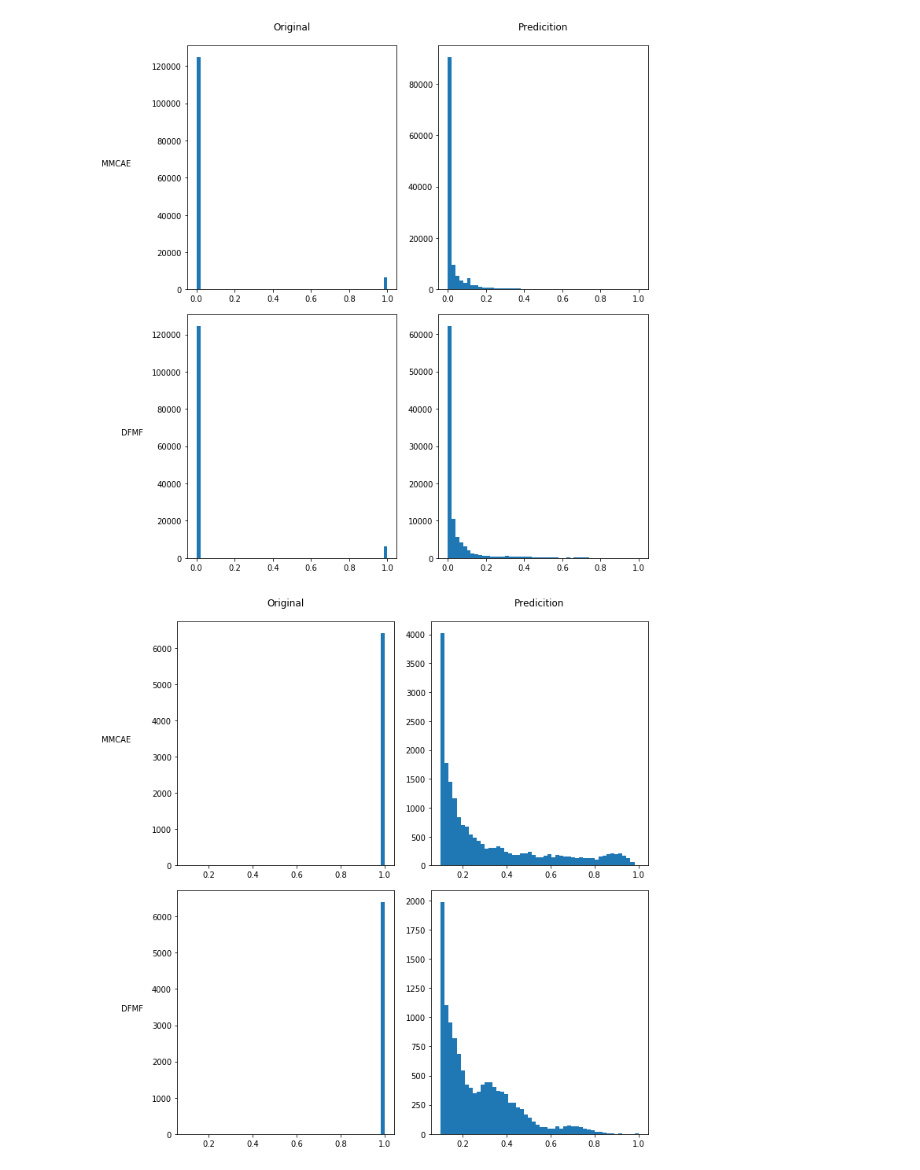
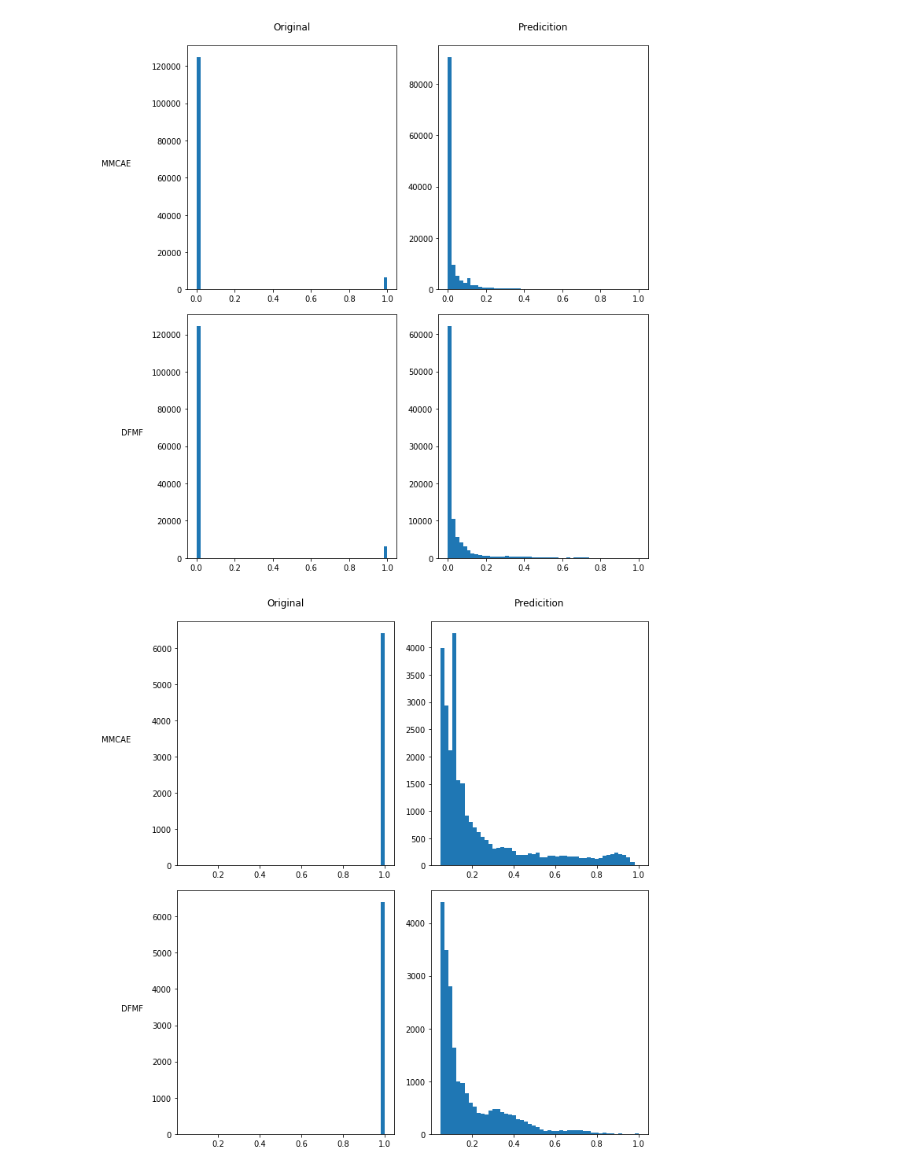
Before and after one commit to lovrek/MMCAE-data-fusion, a Jupyter notebook: Final Results/Model - dismissed data = 6%.ipynb, the cells around one changed output. Saved outputs shown, nothing was run; the diff lists cells and outputs as text; code cells hidden in the pictures.

```diff
--- a/Final Results/Model - dismissed data = 6%.ipynb
+++ b/Final Results/Model - dismissed data = 6%.ipynb
@@ -762,11 +762,11 @@ for i, org_data in enumerate(model.org_data):
 
     org_data = org_data.flatten()
     pred_data = model.predict_data[i].flatten()
-    org_data = org_data[org_data > .1]
-    pred_data = pred_data[pred_data > .1]
+    org_data = org_data[org_data > 0.05]
+    pred_data = pred_data[pred_data >= 0.05]
 
     ax = axes[i][0]
-    n, bins, patches = ax.hist(org_data, num_bins, density=False, range=(0,1))
+    n, bins, patches = ax.hist(org_data, num_bins, density=False, range=(0.05,1))
 
     ax.set_ylabel(rows[i], rotation=0, labelpad=25)
 
@@ -775,7 +775,7 @@ for i, org_data in enumerate(model.org_data):
 
     ax = axes[i][1]
 # the histogram of the data
-    n, bins, patches = ax.hist(pred_data, num_bins, density=False, range=(0,1))
+    n, bins, patches = ax.hist(pred_data, num_bins, density=False, range=(0.05,1))
     if i == 0:
         ax.set_title(cols[1],pad=20)
 
@@ -801,8 +801,8 @@ for i in range(len(model.org_data)):
     org_data_zeros = org_data[org_data == 0]
     org_data_nonzeros = org_data[org_data > 0]
 
-    pred_data_zeros = pred_data[pred_data < 0.1]
-    pred_data_nonzeros = pred_data[pred_data >= 0.1]
+    pred_data_zeros = pred_data[pred_data < 0.05]
+    pred_data_nonzeros = pred_data[pred_data >= 0.05]
 
     ax = axes[i][0]
     ax.pie([len(org_data_zeros), len(org_data_nonzeros)], autopct='%1.2f%%', startangle=140)
@@ -897,23 +865,0 @@ for i in range(len(model.org_data)):
-# %%
-for i in range(len(model.org_data)):
-    org_data = model.saved_cells_for_test[i]
-    predict_data = model.predict_saved_cells_for_test[i]
-    data = []
-    for j in range(len(org_data)):
-        if i == 0:
-            if predict_data[j][1] > 0:
-                data.append([org_data[j][0], org_data[j][1], predict_data[j][0], predict_data[j][1]])
-        elif i == 1:
-            if predict_data[j][1] > 0.7:
-                data.append([org_data[j][0], org_data[j][1], predict_data[j][0], predict_data[j][1]])
-        else:
-            data.append([org_data[j][0], org_data[j][1], predict_data[j][0], predict_data[j][1]])
-
-
-
-    df = pd.DataFrame(data, columns=['a', 'b', 'c', 'd'])
-
-    fig, ax = plt.subplots(figsize=(12,6))
-    ax = df.plot.scatter(x='a', y='b', color='DarkBlue', label='Original', ax=ax);
-    ax = df.plot.scatter(x='c', y='d', color='DarkGreen', label='Prediction', ax=ax, figsize=(12,6));
-    fig.savefig(path + 'scatter_org_vs_prediction_' + str(i) + '.png')
@@ -1254,37 +1196,37 @@ rows = ['MMCAE', 'DFMF']
 fig, axes = plt.subplots(nrows=2, ncols=2, figsize=(10, 10))
 
 for i in range(2):
     org_data = model.org_data[0].flatten()
     pred_data = model.predict_data[0].flatten()
     if i == 1:
         pred_data = predict_DFMF.flatten()
 
     org_data = org_data[org_data > 0]
-    pred_data = pred_data[pred_data > 0.1]
+    pred_data = pred_data[pred_data >= 0.05]
 
     ax = axes[i][0]
-    n, bins, patches = ax.hist(org_data, num_bins, density=False, range=(0.1,1))
+    n, bins, patches = ax.hist(org_data, num_bins, density=False, range=(0.05,1))
 
     if i == 0:
         ax.set_ylabel(rows[i], rotation=0, labelpad=45)
         ax.set_title(cols[0], pad=20)
     else:
         ax.set_ylabel(rows[i], rotation=0, labelpad=25)
 
     ax = axes[i][1]
 # the histogram of the data
-    n, bins, patches = ax.hist(pred_data, num_bins, density=False, range=(0.1,1))
+    n, bins, patches = ax.hist(pred_data, num_bins, density=False, range=(0.05,1))
     if i == 0:
         ax.set_title(cols[1],pad=20)
 
 
 
 # Tweak spacing to prevent clipping of ylabel
 fig.tight_layout()
 plt.savefig(path + 'experiment_' + str(numOfExperiment) + '_ann_data_distribution_zoom_01_nn_vs_dfmf.png')
 plt.show()
 # %% [output]
-[figure, old version]
+[figure, new version]
 # %%
 cols = ['Original', 'Prediction']
 rows = ['Neural Network', 'DFMF']
```
Also changed, not shown: parts of 5 cells of this notebook, 16 other files.
